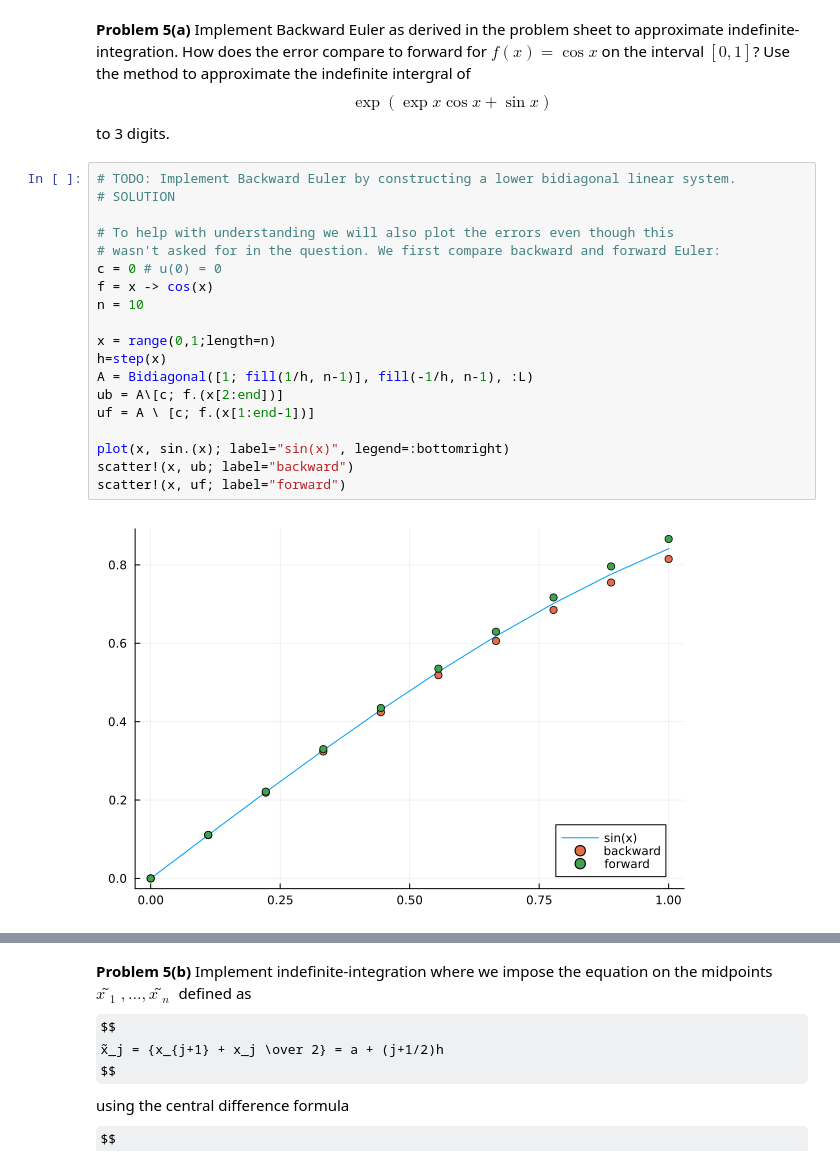
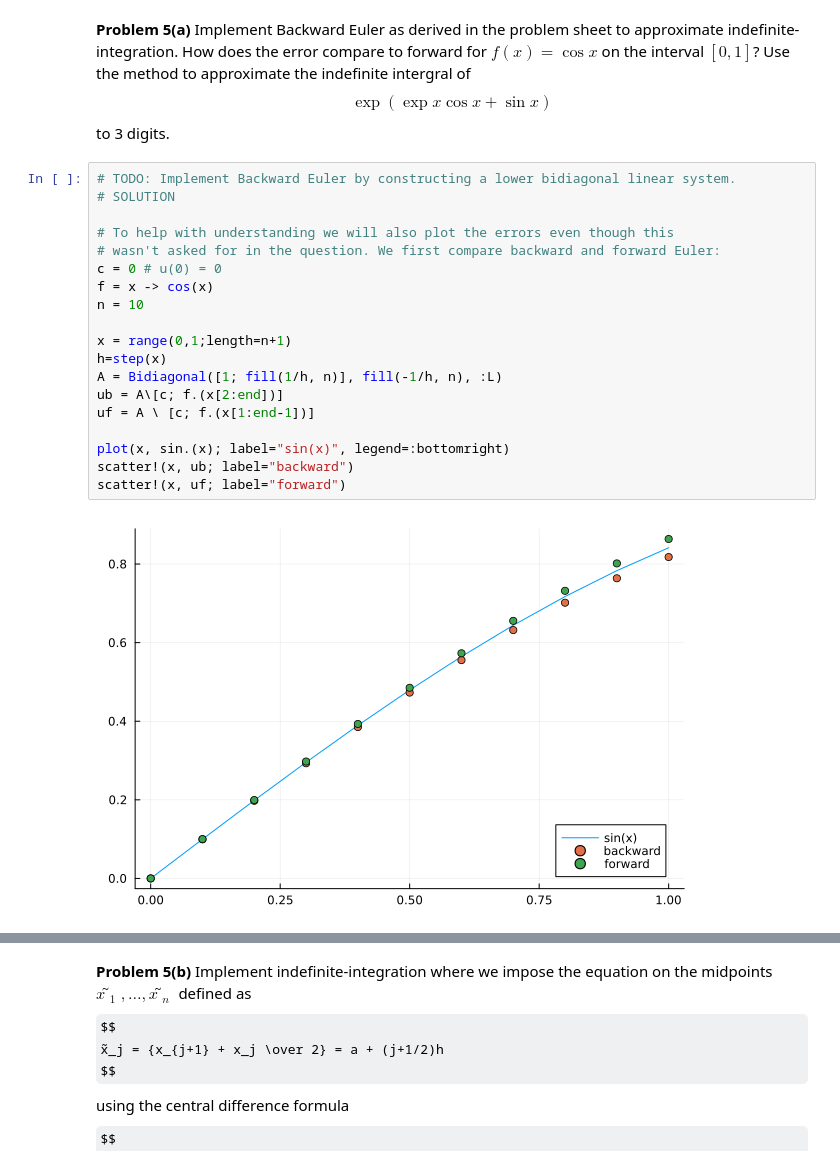
Before and after one commit to farischaudhry/MATH50003NumericalAnalysis, a Jupyter notebook: labs/lab5s.ipynb, the cells around one changed output, grey strips where cells are left out. Drawn from its saved outputs; the diff is of its cells as text; some formulas as TeX source.

```diff
--- a/labs/lab5s.ipynb
+++ b/labs/lab5s.ipynb
@@ -916,24 +916,24 @@ to 3 digits.
 # %%
 # TODO: Implement Backward Euler by constructing a lower bidiagonal linear system.
 # SOLUTION
 
 # To help with understanding we will also plot the errors even though this
 # wasn't asked for in the question. We first compare backward and forward Euler:
 c = 0 # u(0) = 0
 f = x -> cos(x)
 n = 10
 
-x = range(0,1;length=n)
+x = range(0,1;length=n+1)
 h=step(x)
-A = Bidiagonal([1; fill(1/h, n-1)], fill(-1/h, n-1), :L)
+A = Bidiagonal([1; fill(1/h, n)], fill(-1/h, n), :L)
 ub = A\[c; f.(x[2:end])]
 uf = A \ [c; f.(x[1:end-1])]
 
 plot(x, sin.(x); label="sin(x)", legend=:bottomright)
 scatter!(x, ub; label="backward")
 scatter!(x, uf; label="forward")
 # %% [output]
-[figure, old version]
+[figure, new version]
 # %%
 # Comparing each method's errors, we see that the backward method has the same error as the forward method:
 
```
Also changed, not shown: parts of 8 cells of this notebook, 9 other files.
